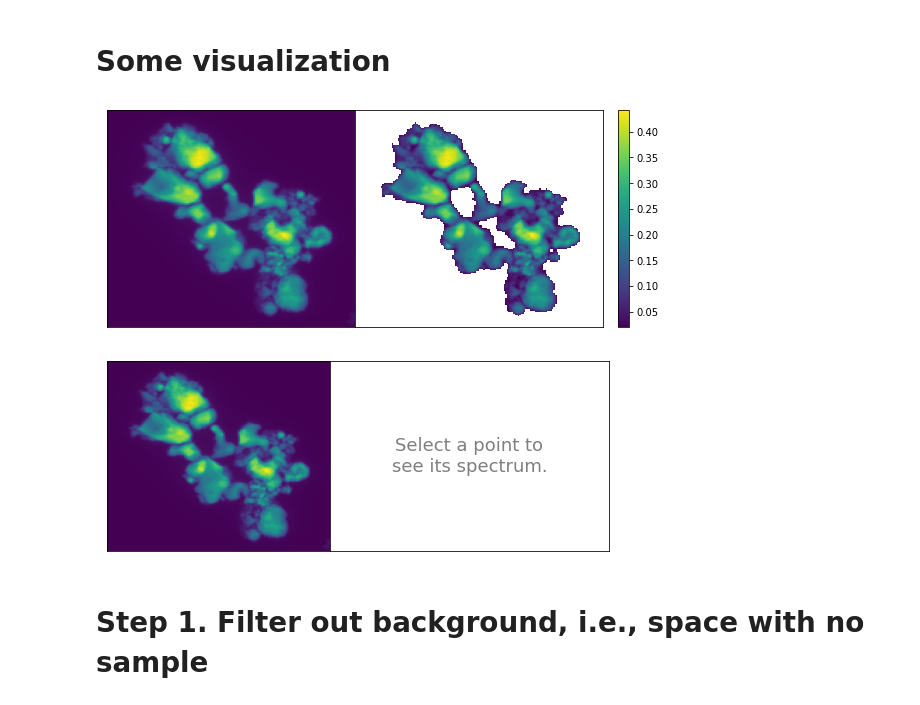
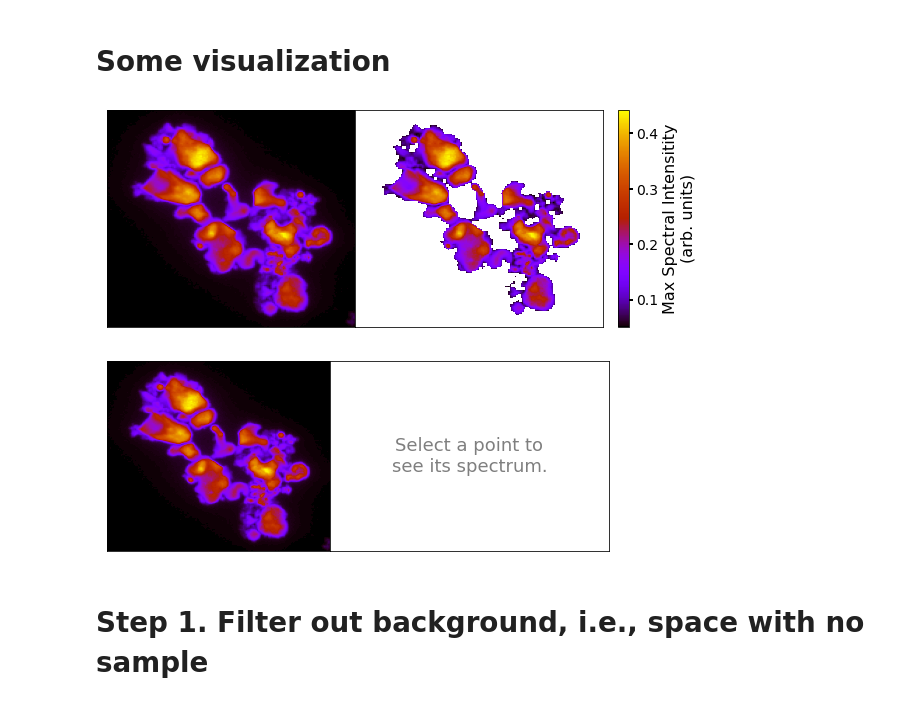
Before and after one commit to stetef/nano-XANES-microscopy-of-Fe, a Jupyter notebook: Visualization.ipynb, the cells around one changed output. Drawn from its saved outputs; the diff is of its cells as text; code cells hidden in the pictures.

Commit message:
updating figures

```diff
--- a/Visualization.ipynb
+++ b/Visualization.ipynb
@@ -70,3 +71,7 @@ plot_img(np.average(Fe_xanes, axis=0))
 (73, 155, 160)
 [figure]
 [figure]
+# %%
+expected_results = parse_tiff('Data/HXN_XANES/chemical_map.tiff')
+df = pd.read_csv('Data/HXN_XANES/xanes_fit_plot.csv')
+df.head()
@@ -112,22 +257,26 @@ Fe_energy = energy
 # %%
 data = Fe_xanes
 
 fig = plt.figure(figsize=(10, 4))
 spec = fig.add_gridspec(ncols=2, width_ratios=[0.8, 1.])
 plt.subplots_adjust(wspace=0.)
 
 ax = fig.add_subplot(spec[0])
-ax.imshow(np.max(data, axis=0), extent=[0, 1, 0, 1], aspect='auto')
+ax.imshow(np.max(data, axis=0), extent=[0, 1, 0, 1], aspect='auto', cmap=plt.cm.gnuplot)
 ax = fig.add_subplot(spec[1])
-img = ax.imshow(np.max(get_filtered_img(data), axis=0), extent=[0, 1, 0, 1], aspect='auto')
+img = ax.imshow(np.max(get_filtered_img(data), axis=0), extent=[0, 1, 0, 1],
+                aspect='auto', cmap=plt.cm.gnuplot)
 
 for ax in fig.get_axes():
     remove_ticks(ax)
 
-plt.colorbar(img)
-plt.show()
+cbar = plt.colorbar(img, ax=ax)
+cbar.ax.tick_params(width=2, length=4, labelsize=14)
+cbar.ax.set_ylabel('Max Spectral Intensitity\n(arb. units)', fontsize=16)
+plt.savefig('Figures/two-dim_heatmap.png', dpi=800,
+            transparent=True, bbox_inches='tight')
 # %% [output]
-[figure, old version]
+[figure, new version]
 # %%
 %matplotlib inline
 # %%
@@ -138,7 +287,8 @@ spec = fig.add_gridspec(ncols=2, width_ratios=[0.8, 1.])
 plt.subplots_adjust(wspace=0.)
 
 ax = fig.add_subplot(spec[0])
-img = ax.imshow(np.max(data, axis=0), extent=[0, 1, 0, 1], aspect='auto')
+img = ax.imshow(np.max(data, axis=0), extent=[0, 1, 0, 1], aspect='auto',
+                cmap=plt.cm.gnuplot)
 
 ax = fig.add_subplot(spec[1])
 ax.text(0.5, 0.5, "Select a point to\nsee its spectrum.", fontsize=18, ha='center', va='center',
@@ -149,7 +299,7 @@ for ax in fig.get_axes():
 
 add_point_label(img, data, ax)
 # %% [output]
-[figure, old version]
+[figure, new version]
 # %% [markdown]
 # Step 1. Filter out background, i.e., space with no sample
 # %%
```
Also changed, not shown: parts of 39 cells of this notebook, 27 other files.
